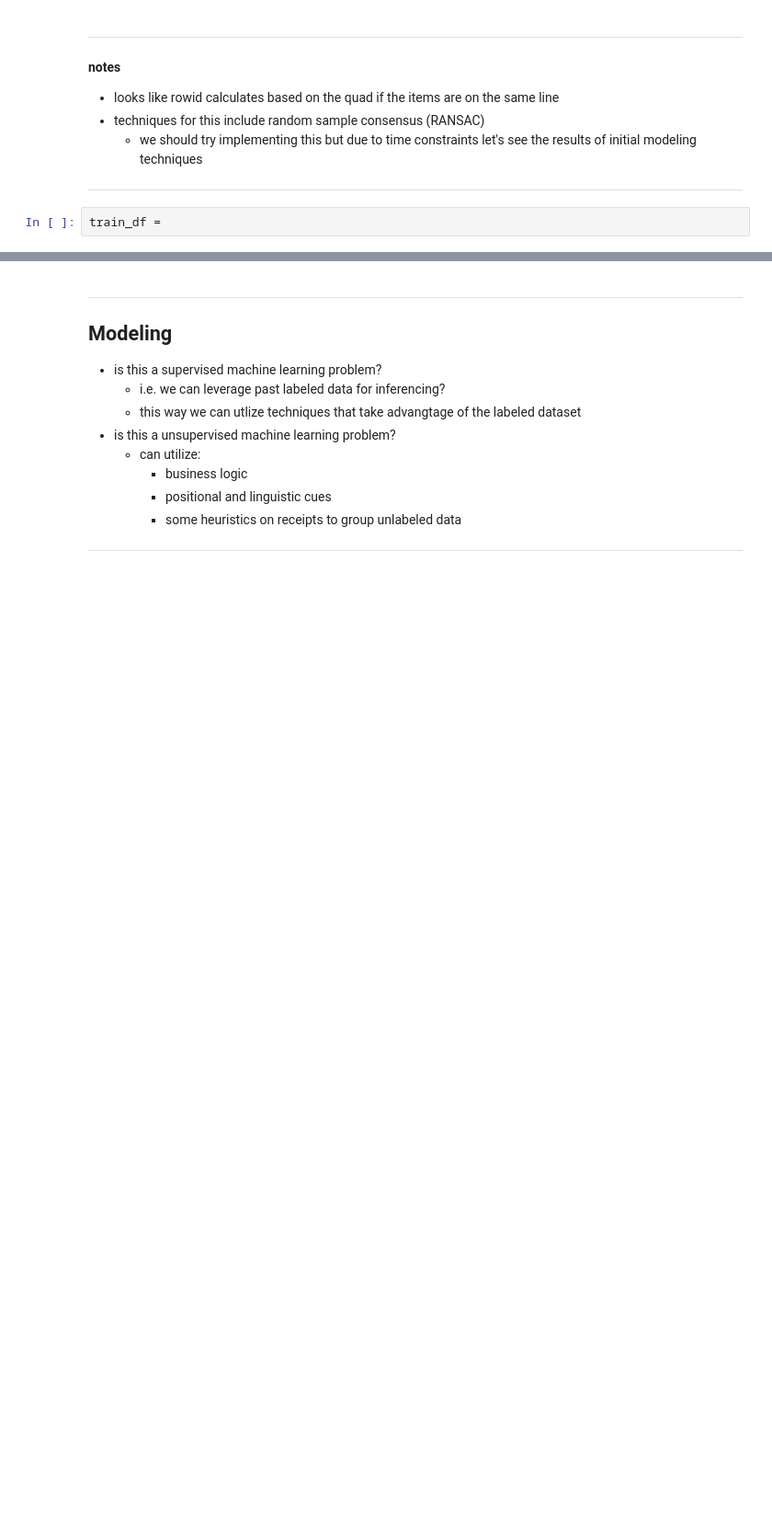
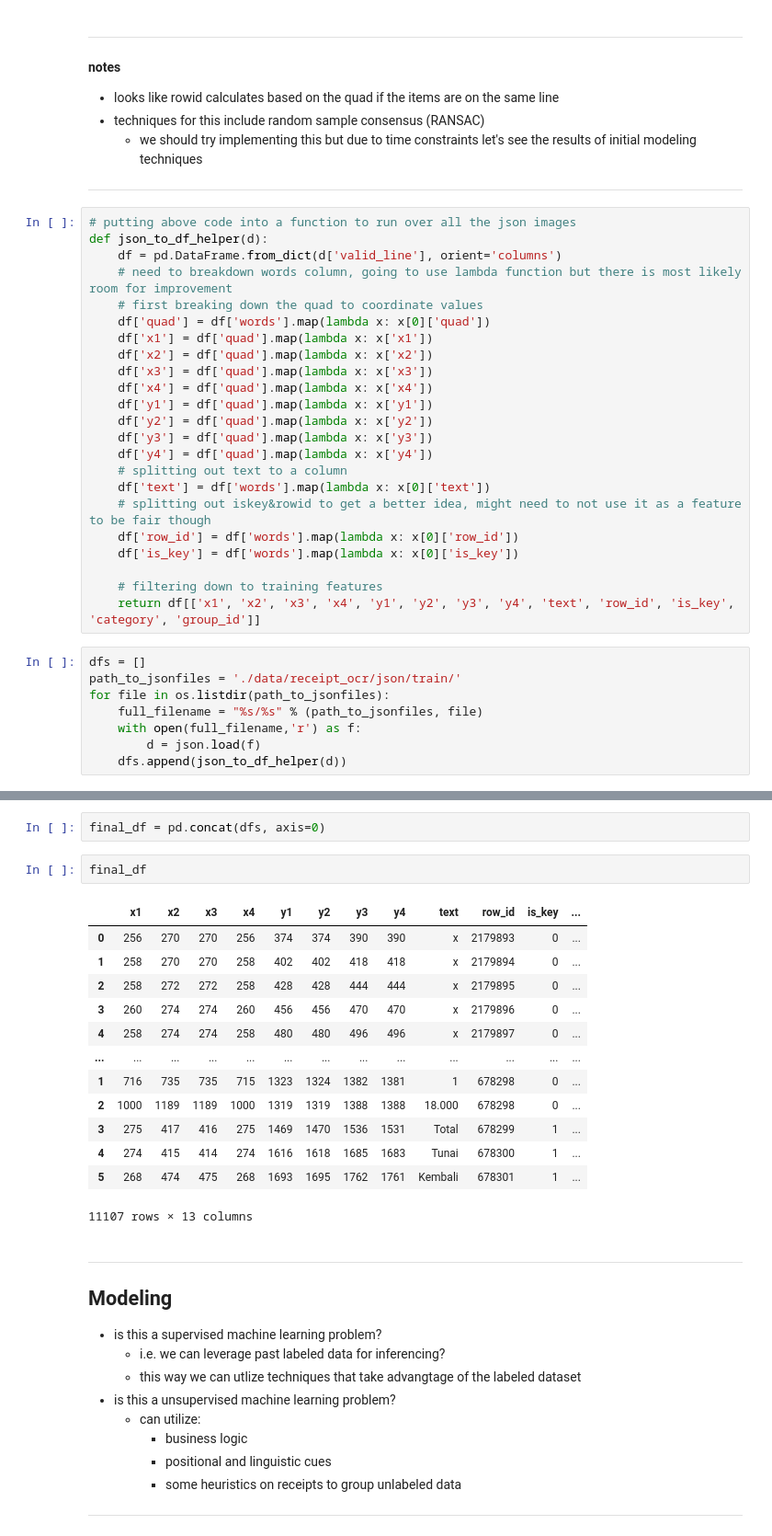
Before and after one commit to mercedes-wu/nlp_projects, a Jupyter notebook: notebooks/ocr_nlp_analysis.ipynb, the cells around one changed output, grey strips where cells are left out. Shown at 92% size. Cells and saved outputs as stored; diff of their text form; blank space fills up the shorter version.

Commit message:
finished generating training set, will leave modeling for tomorrow

```diff
--- a/notebooks/ocr_nlp_analysis.ipynb
+++ b/notebooks/ocr_nlp_analysis.ipynb
@@ -228,5 +234,34 @@ __notes__
 - techniques for this include random sample consensus (RANSAC)
      - we should try implementing this but due to time constraints let's see the results of initial modeling techniques
 ___
+# %%
+# putting above code into a function to run over all the json images
+def json_to_df_helper(d):
+    df = pd.DataFrame.from_dict(d['valid_line'], orient='columns')
+    # need to breakdown words column, going to use lambda function but there is most likely room for improvement
+    # first breaking down the quad to coordinate values
+    df['quad'] = df['words'].map(lambda x: x[0]['quad'])
+    df['x1'] = df['quad'].map(lambda x: x['x1'])
+    df['x2'] = df['quad'].map(lambda x: x['x2'])
+    df['x3'] = df['quad'].map(lambda x: x['x3'])
+    df['x4'] = df['quad'].map(lambda x: x['x4'])
+    df['y1'] = df['quad'].map(lambda x: x['y1'])
+    df['y2'] = df['quad'].map(lambda x: x['y2'])
+    df['y3'] = df['quad'].map(lambda x: x['y3'])
+    df['y4'] = df['quad'].map(lambda x: x['y4'])
+    # splitting out text to a column
+    df['text'] = df['words'].map(lambda x: x[0]['text'])
+    # splitting out iskey&rowid to get a better idea, might need to not use it as a feature to be fair though
+    df['row_id'] = df['words'].map(lambda x: x[0]['row_id'])
+    df['is_key'] = df['words'].map(lambda x: x[0]['is_key'])
+
+    # filtering down to training features
+    return df[['x1', 'x2', 'x3', 'x4', 'y1', 'y2', 'y3', 'y4', 'text', 'row_id', 'is_key', 'category', 'group_id']]
 # %%
-train_df =
+dfs = []
+path_to_jsonfiles = './data/receipt_ocr/json/train/'
+for file in os.listdir(path_to_jsonfiles):
+    full_filename = "%s/%s" % (path_to_jsonfiles, file)
+    with open(full_filename,'r') as f:
+        d = json.load(f)
+    dfs.append(json_to_df_helper(d))
@@ -235,3 +268,21 @@ SyntaxError: invalid syntax (<ipython-input-112-b3ff730840e2>, line 1)
+# %%
+final_df = pd.concat(dfs, axis=0)
+# %%
+final_df
+# %% [output]
+|  | x1 | x2 | x3 | x4 | y1 | y2 | y3 | y4 | text | row_id | is_key | ... |
+| 0 | 256 | 270 | 270 | 256 | 374 | 374 | 390 | 390 | x | 2179893 | 0 | ... |
+| 1 | 258 | 270 | 270 | 258 | 402 | 402 | 418 | 418 | x | 2179894 | 0 | ... |
+| 2 | 258 | 272 | 272 | 258 | 428 | 428 | 444 | 444 | x | 2179895 | 0 | ... |
+| 3 | 260 | 274 | 274 | 260 | 456 | 456 | 470 | 470 | x | 2179896 | 0 | ... |
+| 4 | 258 | 274 | 274 | 258 | 480 | 480 | 496 | 496 | x | 2179897 | 0 | ... |
+| ... | ... | ... | ... | ... | ... | ... | ... | ... | ... | ... | ... | ... |
+| 1 | 716 | 735 | 735 | 715 | 1323 | 1324 | 1382 | 1381 | 1 | 678298 | 0 | ... |
+| 2 | 1000 | 1189 | 1189 | 1000 | 1319 | 1319 | 1388 | 1388 | 18.000 | 678298 | 0 | ... |
+| 3 | 275 | 417 | 416 | 275 | 1469 | 1470 | 1536 | 1531 | Total | 678299 | 1 | ... |
+| 4 | 274 | 415 | 414 | 274 | 1616 | 1618 | 1685 | 1683 | Tunai | 678300 | 1 | ... |
+| 5 | 268 | 474 | 475 | 268 | 1693 | 1695 | 1762 | 1761 | Kembali | 678301 | 1 | ... |
+11107 rows × 13 columns
 # %% [markdown]
 ___
 ## __Modeling__
```
Also changed, not shown: parts of 3 cells of this notebook.
